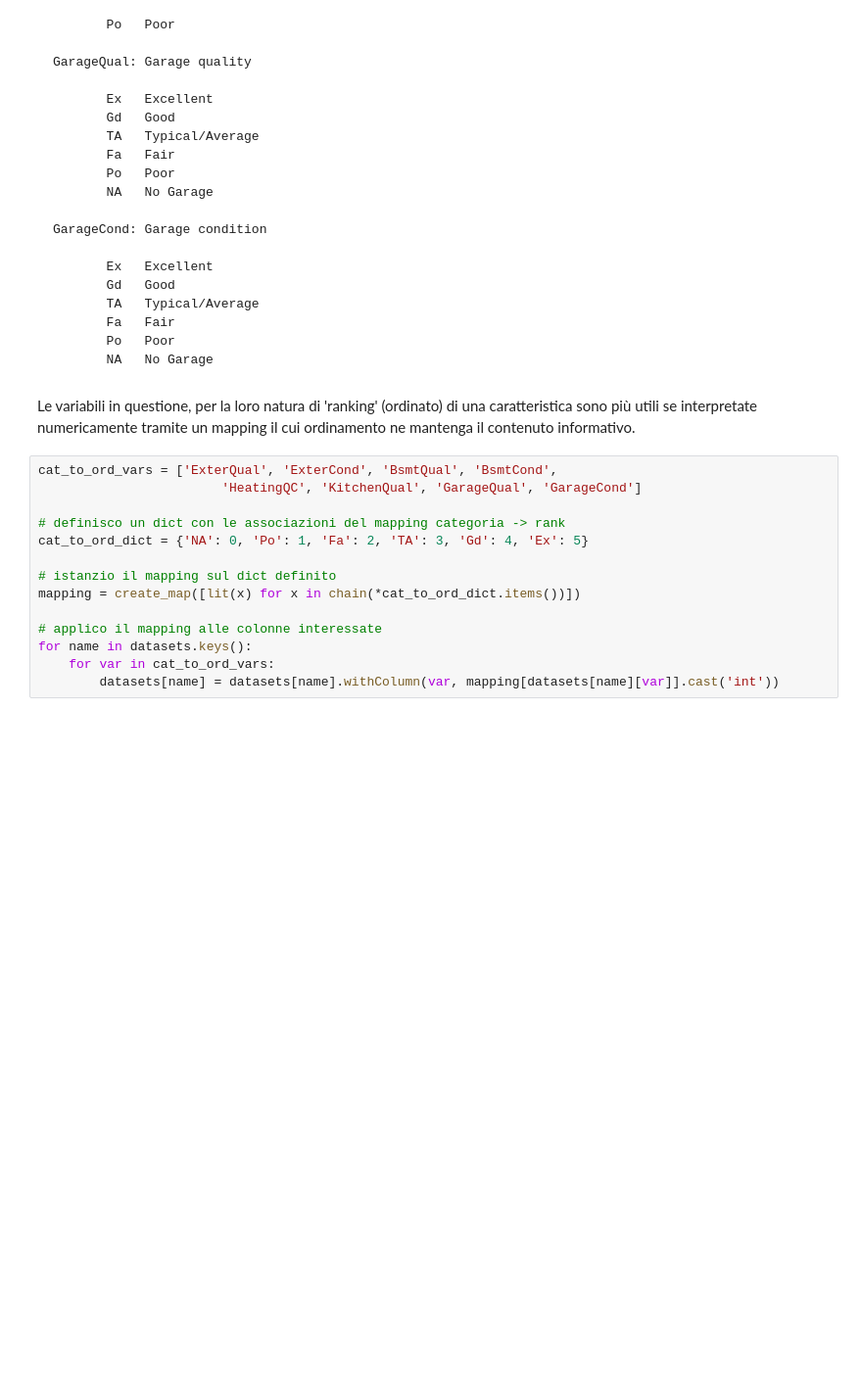
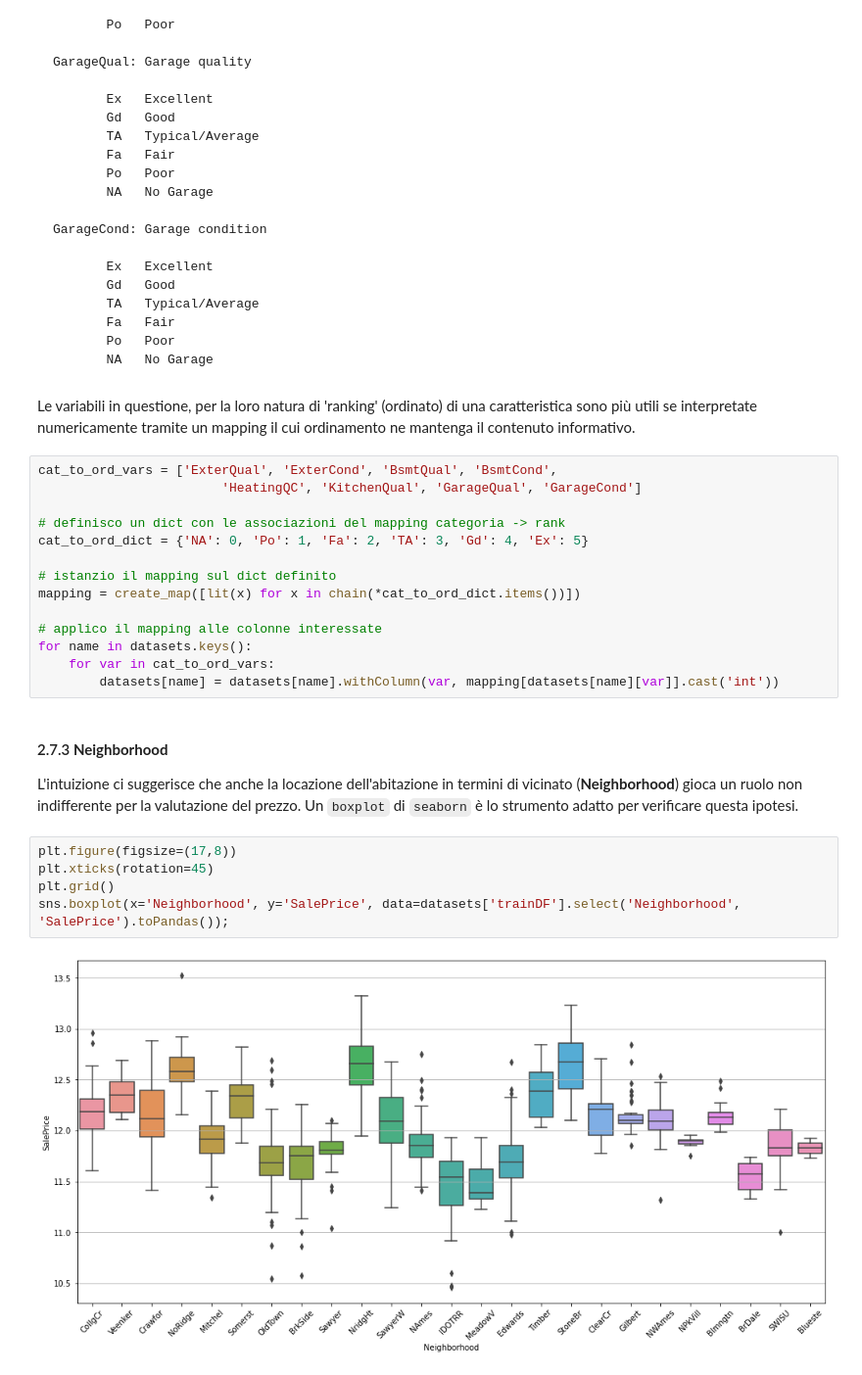
Before and after one commit to salvatorezam/House-Prices---Advanced-Regression-Techniques, a Jupyter notebook: house_prices_zammuto.ipynb, the cells around one changed output. Shown at 98% size. Drawn from its saved outputs; the diff is of its cells as text; blank space fills up the shorter version.

```diff
--- a/house_prices_zammuto.ipynb
+++ b/house_prices_zammuto.ipynb
@@ -951,3 +951,13 @@ mapping = create_map([lit(x) for x in chain(*cat_to_ord_dict.items())])
 for name in datasets.keys():
     for var in cat_to_ord_vars:
         datasets[name] = datasets[name].withColumn(var, mapping[datasets[name][var]].cast('int'))
+# %% [markdown]
+#### 2.7.3 **Neighborhood**
+L'intuizione ci suggerisce che anche la locazione dell'abitazione in termini di vicinato (**Neighborhood**) gioca un ruolo non indifferente per la valutazione del prezzo. Un `boxplot` di `seaborn` è lo strumento adatto per verificare questa ipotesi.
+# %%
+plt.figure(figsize=(17,8))
+plt.xticks(rotation=45)
+plt.grid()
+sns.boxplot(x='Neighborhood', y='SalePrice', data=datasets['trainDF'].select('Neighborhood', 'SalePrice').toPandas());
+# %% [output]
+[figure, added]
```
Also changed, not shown: parts of 6 cells of this notebook.
